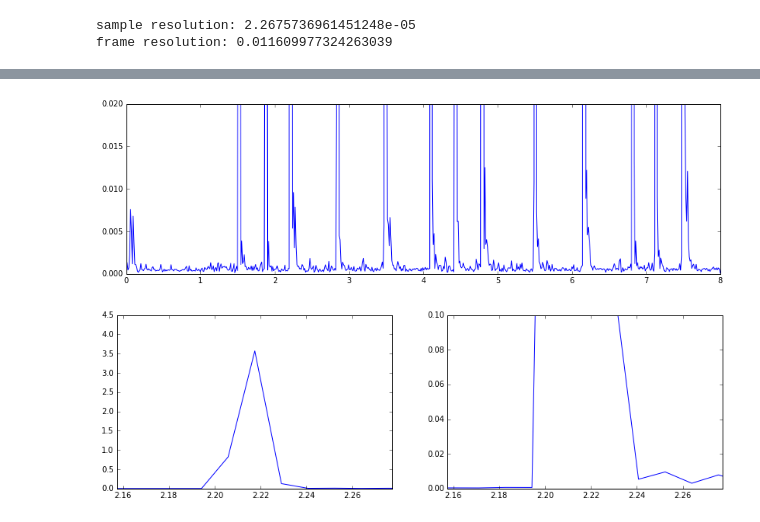
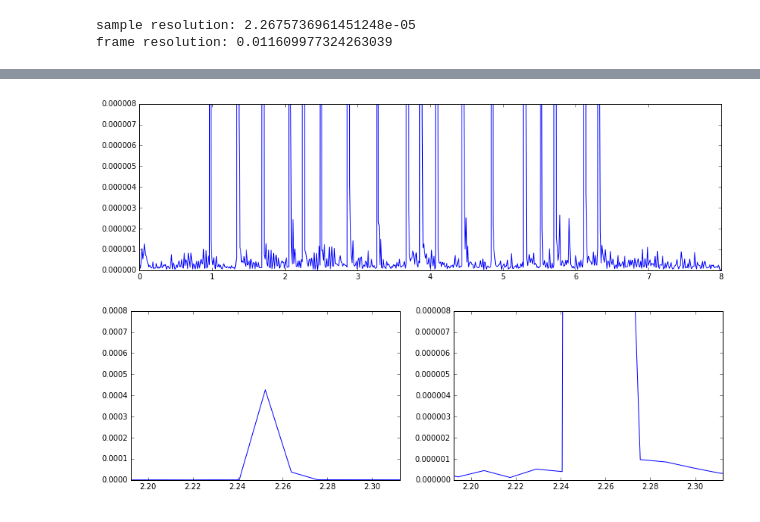
Before and after one commit to worldmaker18349276/K-AIKO, a Jupyter notebook: realtime_analysis.ipynb, the cells around one changed output, grey strips where cells are left out. Saved outputs shown, nothing was run; the diff lists cells and outputs as text; code cells hidden in the pictures.

```diff
--- a/realtime_analysis.ipynb
+++ b/realtime_analysis.ipynb
@@ -70,0 +65,8 @@ sample timespan: 6.058684807256236
+# %%
+with wave.open("test.wav", "wb") as file:
+    for _ in ra.pipe(ra.slice(x), ra.save(file, RATE)):
+        pass
+# %%
+with wave.open("test.wav", "rb") as file:
+    print(file.getparams())
+    x = np.concatenate(list(ra.load(file, RATE)))
@@ -170,13 +159,13 @@ print("frame resolution:", HOP_LENGTH/RATE)
 sample resolution: 2.2675736961451248e-05
 frame resolution: 0.011609977324263039
 # %%
-power_node = ra.pipe(ra.slice(x, HOP_LENGTH),
-                     ra.frame(WIN_LENGTH, HOP_LENGTH),
-                     ra.power_spectrum(RATE, WIN_LENGTH),
-                     ra.DataNode(ra.power2db))
-power = np.stack(list(power_node)).T
+spec_node = ra.pipe(ra.slice(x, HOP_LENGTH),
+                    ra.frame(WIN_LENGTH, HOP_LENGTH),
+                    ra.power_spectrum(RATE, WIN_LENGTH),
+                    ra.DataNode(ra.power2db))
+spec = np.stack(list(spec_node)).T
 
-librosa.display.specshow(power, sr=RATE, hop_length=HOP_LENGTH, x_axis="time", y_axis="linear")
+librosa.display.specshow(spec, sr=RATE, hop_length=HOP_LENGTH, x_axis="time", y_axis="linear")
 plt.colorbar(format="%+2.0f dB")
 # %% [output]
 <matplotlib.colorbar.Colorbar at 0x...>
@@ -184,11 +308,10 @@ plt.colorbar(format="%+2.0f dB")
 # %%
-Dt = HOP_LENGTH/RATE
 PRE_MAX = int(0.03 / Dt)
 POST_MAX = int(0.03 / Dt)
 PRE_AVG = int(0.03 / Dt)
 POST_AVG = int(0.03 / Dt)
 WAIT = int(0.03 / Dt)
-DELTA = 0.1
+DELTA = 0.0008/100*2
 
 peak_node = ra.pick_peak(pre_max=PRE_MAX, post_max=POST_MAX,
                          pre_avg=PRE_AVG, post_avg=POST_AVG,
@@ -197,12 +320,17 @@ peak_node = ra.pick_peak(pre_max=PRE_MAX, post_max=POST_MAX,
 envelope = []
 onset_node = ra.pipe(ra.slice(x, HOP_LENGTH),
                      ra.frame(WIN_LENGTH, HOP_LENGTH),
-                     ra.power_spectrum(RATE, WIN_LENGTH),
-                     ra.onset_strength(RATE/WIN_LENGTH, Dt),
+                     ra.power_spectrum(RATE, WIN_LENGTH, windowing=halfhann_window, weighting=True),
+                     ra.onset_strength(1, 1),
                      ra.branch(ra.DataNode(envelope.append)),
                      peak_node)
 
 onset = np.array(list(onset_node))
 envelope = np.array(envelope)
-t = np.arange(envelope.shape[0]) * (Dt)
 onset_indices = (np.arange(envelope.shape[0]) - peak_node.delay)[onset]
+
+avg_threshold = scipy.ndimage.uniform_filter1d(envelope, 5) + DELTA
+plt.plot(t, envelope)
+plt.plot(t, avg_threshold)
+plt.vlines(t[onset_indices], ymin=0, ymax=envelope[onset_indices], color="r", zorder=3)
+# plt.ylim((0, 3))
@@ -218,15 +340,15 @@ plt.ylim((0, 3))
 # %%
 plt.plot(t, envelope)
-plt.ylim((0, 0.02))
+plt.ylim((0, 0.0008/100))
 plt.show()
 plt.subplot(121)
 plt.plot(t, envelope)
 plt.xlim((t[onset_indices[2]]-0.06, t[onset_indices[2]]+0.06))
 plt.subplot(122)
 plt.plot(t, envelope)
 plt.xlim((t[onset_indices[2]]-0.06, t[onset_indices[2]]+0.06))
-plt.ylim((0, 0.1))
+plt.ylim((0, 0.0008/100))
 plt.show()
 # %% [output]
-[figure, old version]
+[figure, new version]
-[figure, old version]
+[figure, new version]
```
Also changed, not shown: parts of 20 cells of this notebook, 2 other files.
